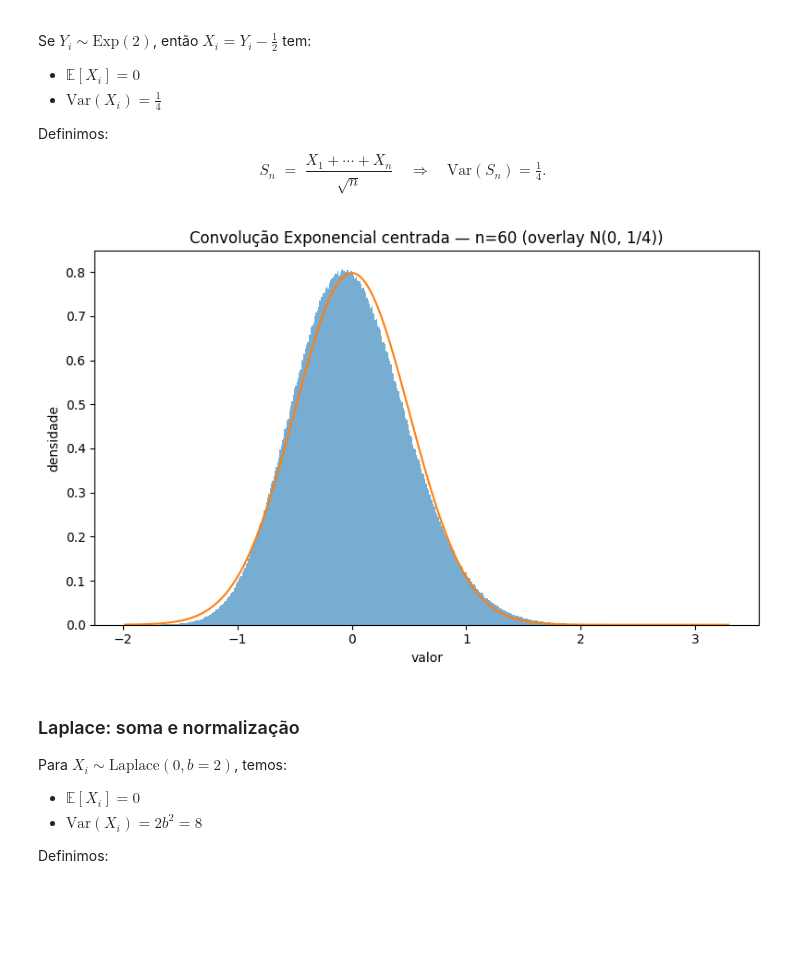
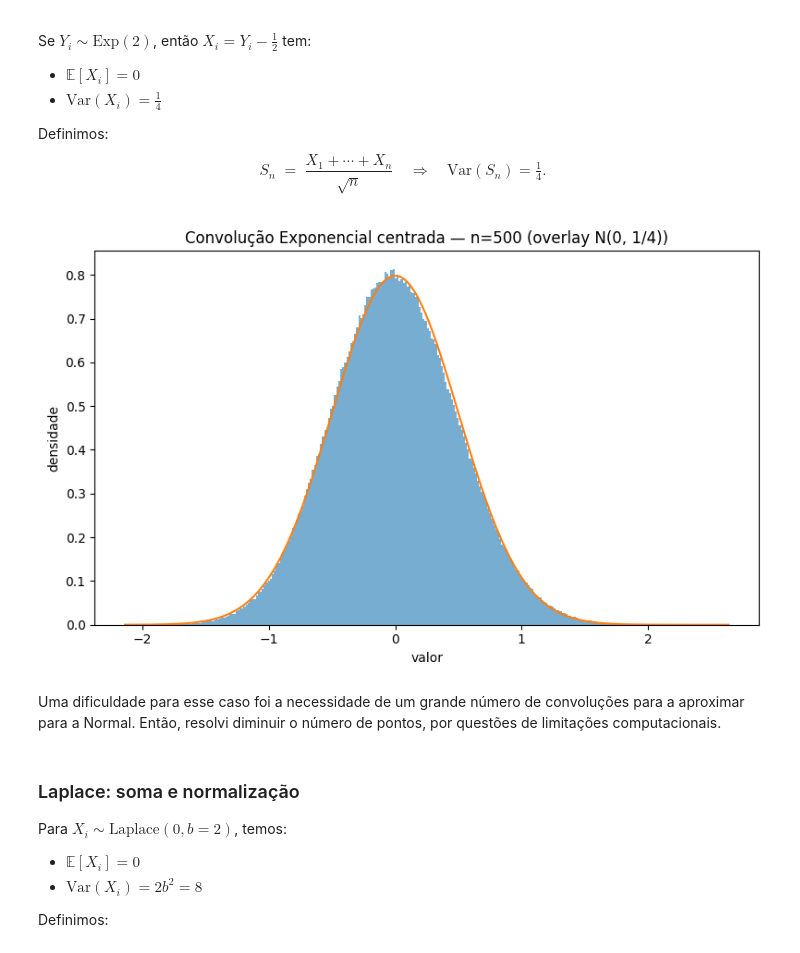
Before and after one commit to Morsinaldo/PPGEEC2317-sistemas-probabilisticos, a Jupyter notebook: Parte_2/teorema_limite_central.ipynb, the cells around one changed output. Cells and saved outputs as stored; diff of their text form; code cells hidden in the pictures; blank space fills up the shorter version.

```diff
--- a/Parte_2/teorema_limite_central.ipynb
+++ b/Parte_2/teorema_limite_central.ipynb
@@ -224,24 +219,27 @@ S_n \;=\; \frac{X_1 + \cdots + X_n}{\sqrt{n}}
 $$
 # %%
 # Exponencial centrada (λ=2) — S_n = (X1+...+Xn)/√n
-n = 60
-M = N_SAMPLES
+n = 500 # numero de convoluções
+# M = N_SAMPLES
+M = 1_000_000
 
 E_mat = rng.exponential(1/2, size=(M, n)) - 0.5
 Sn_exp = E_mat.sum(axis=1) / np.sqrt(n)
 
 # Teórico: Var(S) = 1/4
 var_ref = 0.25
-bins = 500
+bins = 300
 
 plt.figure(figsize=(8,5))
 plt.hist(Sn_exp, bins=bins, density=True, alpha=0.6)
 xs = np.linspace(np.min(Sn_exp), np.max(Sn_exp), 800)
 plt.plot(xs, (1.0/np.sqrt(2*np.pi*var_ref)) * np.exp(-(xs**2)/(2*var_ref)))
-plt.title(f"Convolução Exponencial centrada — n={60} (overlay N(0, 1/4))")
+plt.title(f"Convolução Exponencial centrada — n={n} (N(0, 1/4))")
 plt.xlabel("valor"); plt.ylabel("densidade"); plt.tight_layout(); plt.show()
 # %% [output]
-[figure, old version]
+[figure, new version]
+# %% [markdown]
+Uma dificuldade para esse caso foi a necessidade de um grande número de convoluções para a aproximar para a Normal. Então, resolvi diminuir o número de pontos, por questões de limitações computacionais.
 # %% [markdown]
 ### Laplace: soma e normalização
 
```
Also changed, not shown: parts of 12 cells of this notebook, 3 other files.
